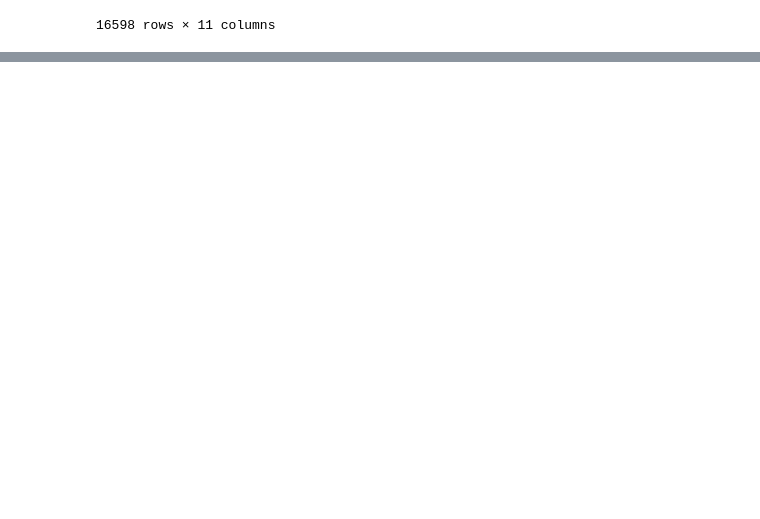
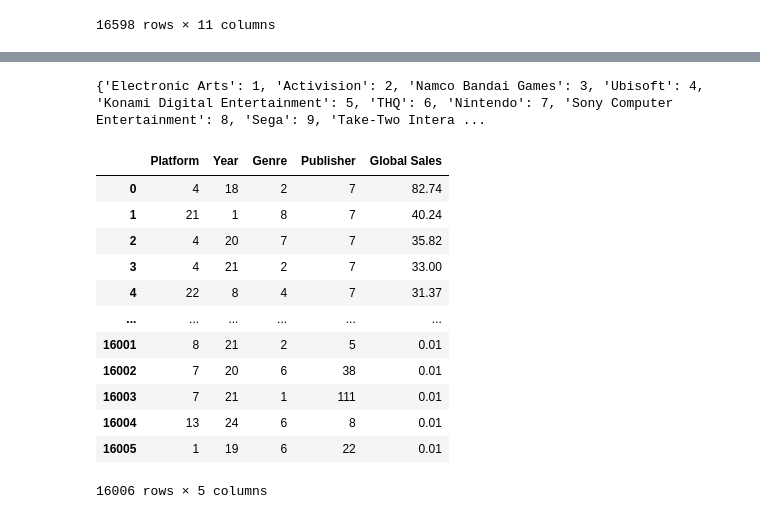
Before and after one commit to chandlercarlile/wgu-capstone-project, a Jupyter notebook: Untitled.ipynb, the cells around one changed output, grey strips where cells are left out. Cells and saved outputs as stored; diff of their text form; code cells hidden in the pictures; blank space fills up the shorter version.

```diff
--- a/Untitled.ipynb
+++ b/Untitled.ipynb
@@ -135,0 +240,4 @@ Name: Publisher, Length: 576, dtype: int64
+# %%
+print(publisher_dict)
+# %% [output]
+{'Electronic Arts': 1, 'Activision': 2, 'Namco Bandai Games': 3, 'Ubisoft': 4, 'Konami Digital Entertainment': 5, 'THQ': 6, 'Nintendo': 7, 'Sony Computer Entertainment': 8, 'Sega': 9, 'Take-Two Intera ...
@@ -136,3 +283,22 @@ Name: Publisher, Length: 576, dtype: int64
+# %%
+formatted_csv = "./formatted_vgsales.csv"
+
+formatted_df = pd.read_csv(formatted_csv)
+display(formatted_df)
+# %% [output]
+|  | Platform | Year | Genre | Publisher | Global Sales |
+| 0 | 4 | 18 | 2 | 7 | 82.74 |
+| 1 | 21 | 1 | 8 | 7 | 40.24 |
+| 2 | 4 | 20 | 7 | 7 | 35.82 |
+| 3 | 4 | 21 | 2 | 7 | 33.00 |
+| 4 | 22 | 8 | 4 | 7 | 31.37 |
+| ... | ... | ... | ... | ... | ... |
+| 16001 | 8 | 21 | 2 | 5 | 0.01 |
+| 16002 | 7 | 20 | 6 | 38 | 0.01 |
+| 16003 | 7 | 21 | 1 | 111 | 0.01 |
+| 16004 | 13 | 24 | 6 | 8 | 0.01 |
+| 16005 | 1 | 19 | 6 | 22 | 0.01 |
+16006 rows × 5 columns
 # %%
 from matplotlib import pyplot
 
```
Also changed, not shown: parts of 13 cells of this notebook, 2 other files.
